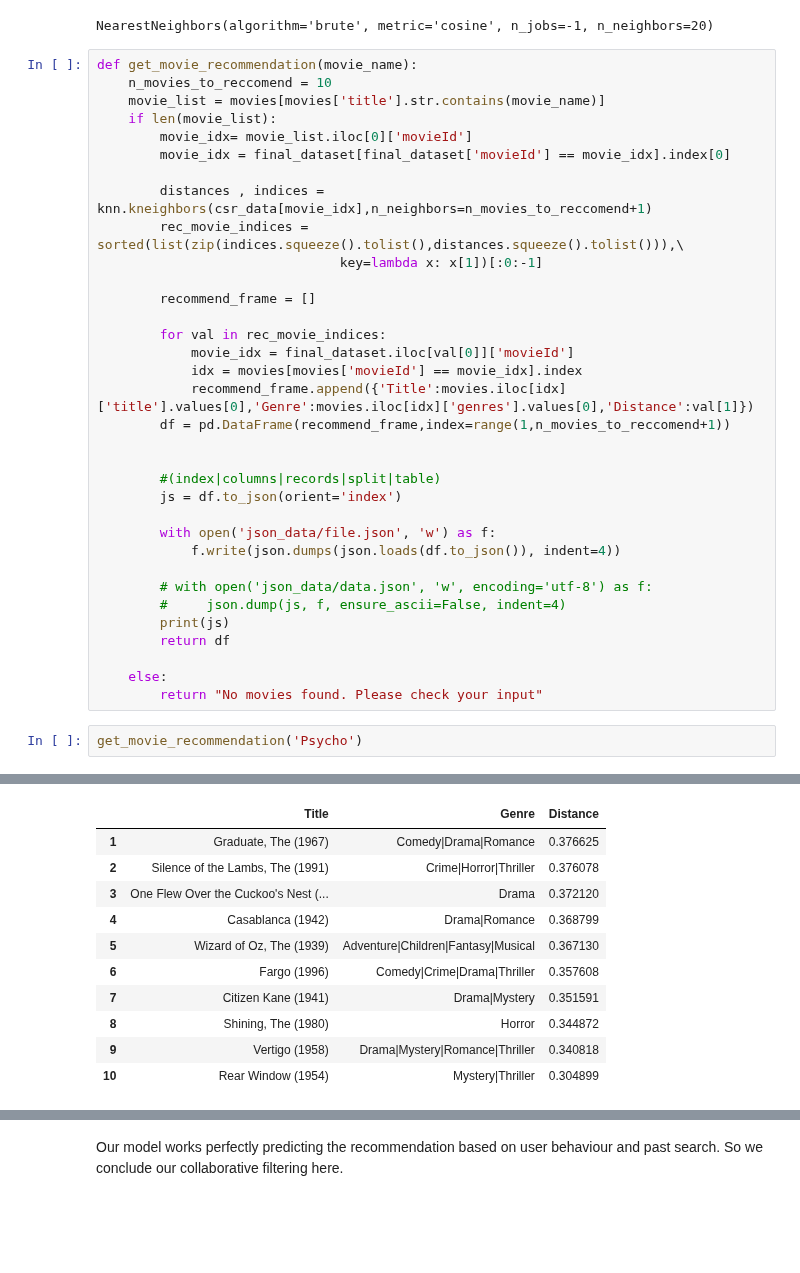
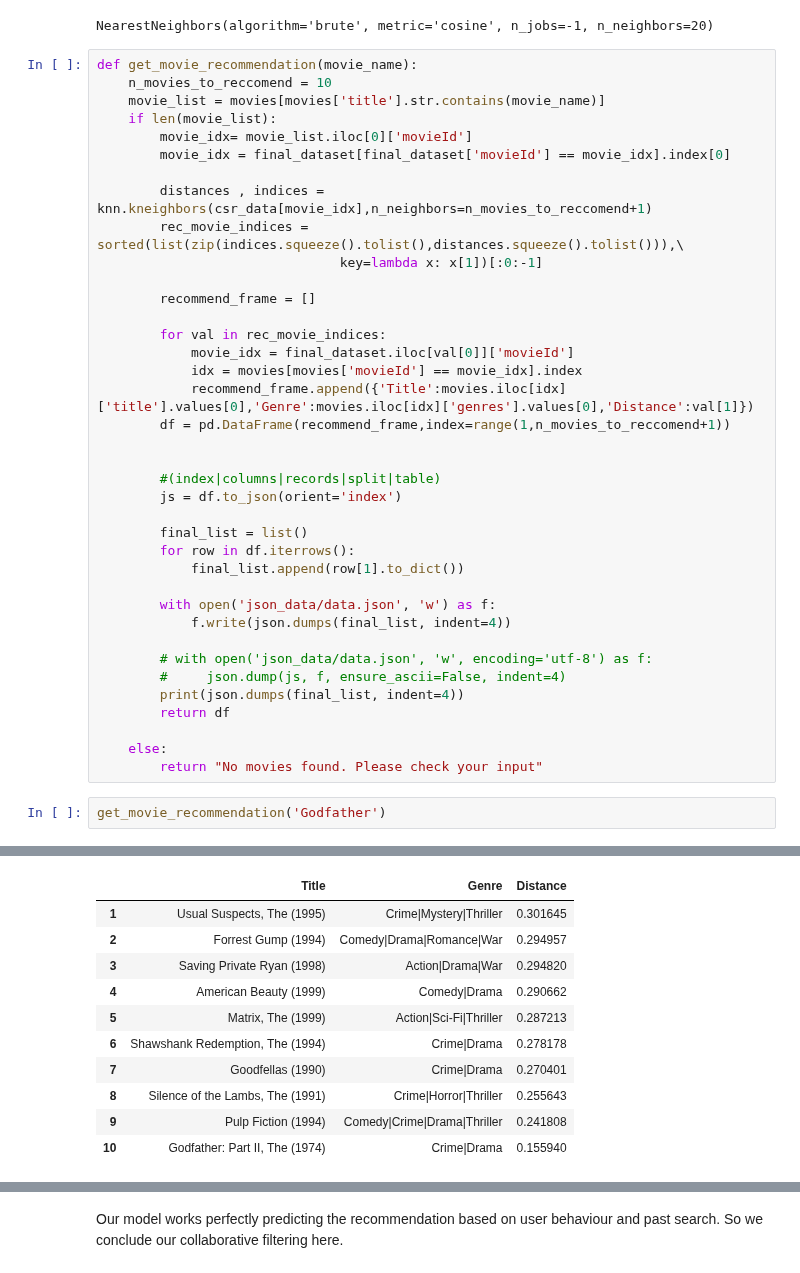
Before and after one commit to Aarekaz/mymovielist, a Jupyter notebook: backend/notebooks/item-based_collaborative_filtering_model.ipynb, the cells around one changed output, grey strips where cells are left out. Cells and saved outputs as stored; diff of their text form; blank space fills up the shorter version.

```diff
--- a/backend/notebooks/item-based_collaborative_filtering_model.ipynb
+++ b/backend/notebooks/item-based_collaborative_filtering_model.ipynb
@@ -177,16 +177,20 @@ def get_movie_recommendation(movie_name):
         #(index|columns|records|split|table)
         js = df.to_json(orient='index')
 
-        with open('json_data/file.json', 'w') as f:
-            f.write(json.dumps(json.loads(df.to_json()), indent=4))
+        final_list = list()
+        for row in df.iterrows():
+            final_list.append(row[1].to_dict())
+
+        with open('json_data/data.json', 'w') as f:
+            f.write(json.dumps(final_list, indent=4))
 
         # with open('json_data/data.json', 'w', encoding='utf-8') as f:
         #     json.dump(js, f, ensure_ascii=False, indent=4)
-        print(js)
+        print(json.dumps(final_list, indent=4))
         return df
 
     else:
         return "No movies found. Please check your input"
 # %%
-get_movie_recommendation('Psycho')
+get_movie_recommendation('Godfather')
 # %% [output]
@@ -194,11 +214,11 @@ get_movie_recommendation('Psycho')
 |  | Title | Genre | Distance |
-| 1 | Graduate, The (1967) | Comedy|Drama|Romance | 0.376625 |
-| 2 | Silence of the Lambs, The (1991) | Crime|Horror|Thriller | 0.376078 |
-| 3 | One Flew Over the Cuckoo's Nest (... | Drama | 0.372120 |
-| 4 | Casablanca (1942) | Drama|Romance | 0.368799 |
-| 5 | Wizard of Oz, The (1939) | Adventure|Children|Fantasy|Musical | 0.367130 |
-| 6 | Fargo (1996) | Comedy|Crime|Drama|Thriller | 0.357608 |
-| 7 | Citizen Kane (1941) | Drama|Mystery | 0.351591 |
-| 8 | Shining, The (1980) | Horror | 0.344872 |
-| 9 | Vertigo (1958) | Drama|Mystery|Romance|Thriller | 0.340818 |
-| 10 | Rear Window (1954) | Mystery|Thriller | 0.304899 |
+| 1 | Usual Suspects, The (1995) | Crime|Mystery|Thriller | 0.301645 |
+| 2 | Forrest Gump (1994) | Comedy|Drama|Romance|War | 0.294957 |
+| 3 | Saving Private Ryan (1998) | Action|Drama|War | 0.294820 |
+| 4 | American Beauty (1999) | Comedy|Drama | 0.290662 |
+| 5 | Matrix, The (1999) | Action|Sci-Fi|Thriller | 0.287213 |
+| 6 | Shawshank Redemption, The (1994) | Crime|Drama | 0.278178 |
+| 7 | Goodfellas (1990) | Crime|Drama | 0.270401 |
+| 8 | Silence of the Lambs, The (1991) | Crime|Horror|Thriller | 0.255643 |
+| 9 | Pulp Fiction (1994) | Comedy|Crime|Drama|Thriller | 0.241808 |
+| 10 | Godfather: Part II, The (1974) | Crime|Drama | 0.155940 |
```
Also changed, not shown: parts of 2 cells of this notebook, 5 other files.
